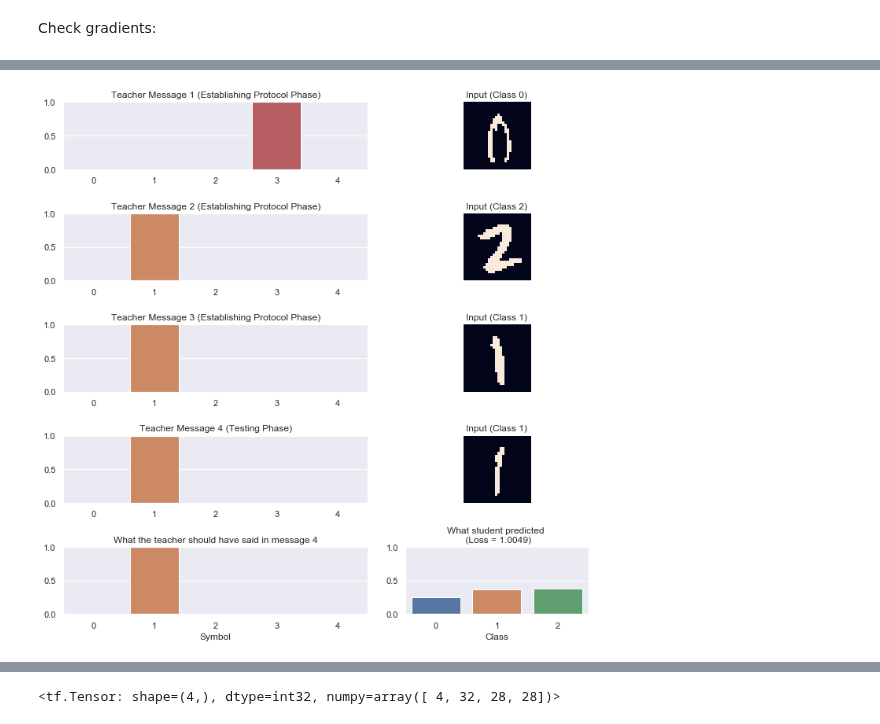
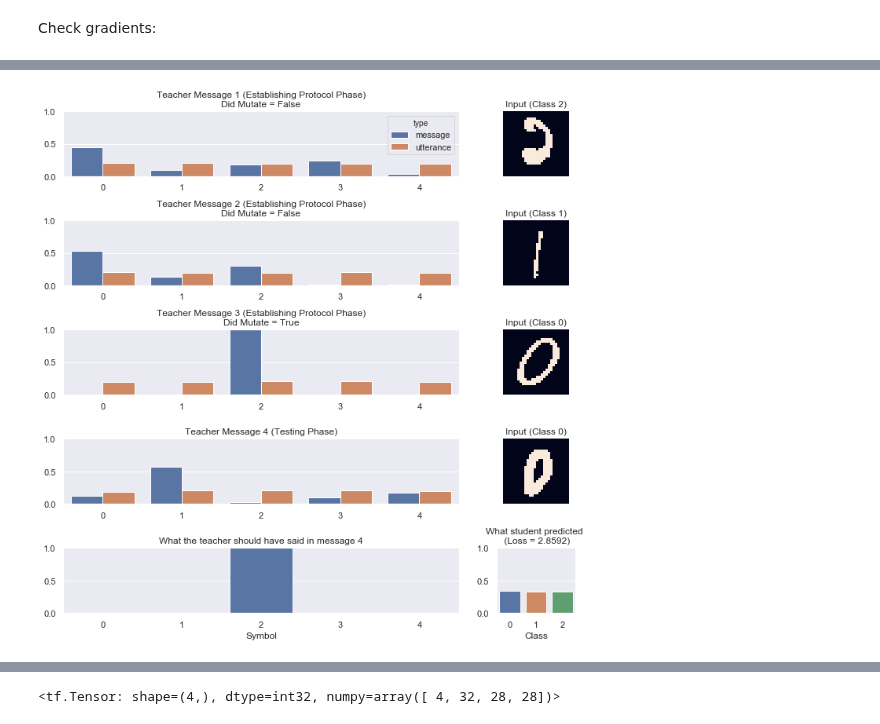
Before and after one commit to DylanCope/zero-shot-comm, a Jupyter notebook: zero-shot-comm.ipynb, the cells around one changed output, grey strips where cells are left out. Drawn from its saved outputs; the diff is of its cells as text; code cells hidden in the pictures.

Commit message:
better plotting

```diff
--- a/zero-shot-comm.ipynb
+++ b/zero-shot-comm.ipynb
@@ -418,7 +410,7 @@ def get_correct_teacher_msg(history, targets):
     correct_msgs = comm_protocol[tf.transpose(idx)]
     return correct_msgs
 
-def loss_fn(outputs, targets, beta=0):
+def loss_fn(outputs, targets, beta=0.5):
     student_preds, history = outputs
 
     # add student loss
@@ -474,51 +469,71 @@ def plot_game(inputs, outputs, targets, select_batch=0):
         fig = plt.figure(figsize=(10, 5))
         n_rows = 2
 
-    gs = gridspec.GridSpec(n_rows, 2, width_ratios=[5, 3])
+    chan_size, = history[0]['message_from_teacher'][select_batch].shape
+    gs = gridspec.GridSpec(n_rows, 2, width_ratios=[chan_size, 1])
 
     for i, item in enumerate(history):
         ax0 = plt.subplot(gs[2*i])
-        sns.barplot(x=list(range(comm_channel.size)),
-                    y=item['message_from_teacher'][select_batch]);
+        vals = tf.stack([
+            item['message_from_teacher'][select_batch],
+            tf.nn.softmax(item['teacher_utterance'][select_batch]),
+        ])
+        vals = tf.reshape(vals, (np.prod(vals.shape),))
+        types = ['message'] * comm_channel.size + ['utterance'] * comm_channel.size
+        x = list(range(comm_channel.size))
+        df = pd.DataFrame({
+            'x': x+x,
+            'y': vals,
+            'type': types,
+        })
+        sns.barplot(data=df, x='x', y='y', hue='type');
+        ax0.set_xlabel(''); ax0.set_ylabel('')
+        if i > 0:
+            plt.legend([],[], frameon=False)
+
         ax0.set_ylim([0, 1])
         ax0.set_yticks([0, 0.5, 1])
         if i < len(history) - 1:
-            ax0.set_title(f'Teacher Message {i+1} (Establishing Protocol Phase)')
+            did_mutate = 1.0 == item['message_mutations'][select_batch][0]
+            ax0.set_title(f'Teacher Message {i+1} (Establishing Protocol Phase)\n'
+                          f'Did Mutate = {did_mutate}')
         else:
             ax0.set_title(f'Teacher Message {i+1} (Testing Phase)')
 
         ax1 = plt.subplot(gs[2*i + 1])
         if len(history) != len(inputs):
             ax1.imshow(inputs[-1][select_batch])
         else:
             ax1.imshow(inputs[i][select_batch])
         ax1.set_title(f'Input (Class {tf.argmax(targets[i][select_batch])})')
         ax1.axis('off')
 
     if n_rows > 2:
         ax = plt.subplot(gs[-2])
         sns.barplot(x=list(range(comm_channel.size)),
-                    y=get_correct_teacher_msg(history, targets)[select_batch]);
+                    y=get_correct_teacher_msg(history, targets)[select_batch],
+                    palette=sns.color_palette()[:1]);
         ax.set_ylim([0, 1])
         ax.set_yticks([0, 0.5, 1])
         ax.set_title(f'What the teacher should have said in message {i+1}')
         ax.set_xlabel('Symbol')
 
     ax = plt.subplot(gs[-1])
     _, num_classes = tf.shape(student_preds)
     sns.barplot(x=list(range(num_classes)),
                 y=student_preds[select_batch]);
     ax.set_ylim([0, 1])
     loss = loss_fn(outputs, targets)
-    ax.set_title(f'What student predicted \n (Loss = {int(loss[select_batch]*10000)/10000})')
+    ax.set_title(f'What student predicted \n '
+                 f'(Loss = {int(loss[select_batch]*10000)/10000})')
     ax.set_xlabel('Class')
 
     plt.tight_layout()
     plt.show()
 
 plot_game(inputs, outputs, targets, select_batch=0)
 # %% [output]
-[figure, old version]
+[figure, new version]
 # %%
 agent_1.summary()
 # %% [output]
```
Also changed, not shown: parts of 18 cells of this notebook.
